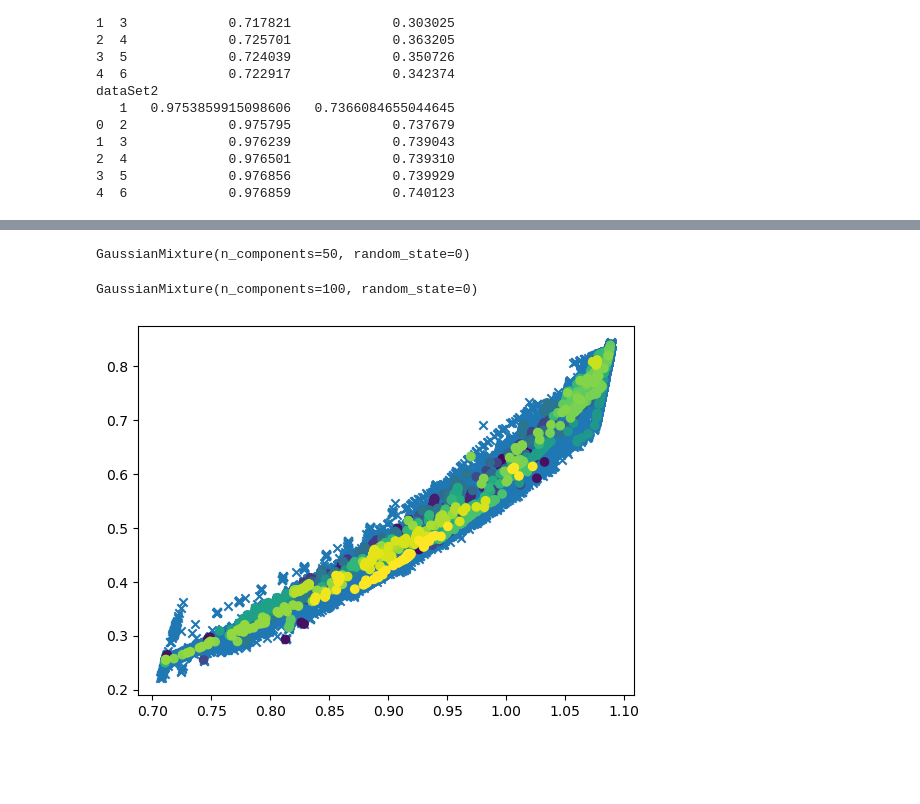
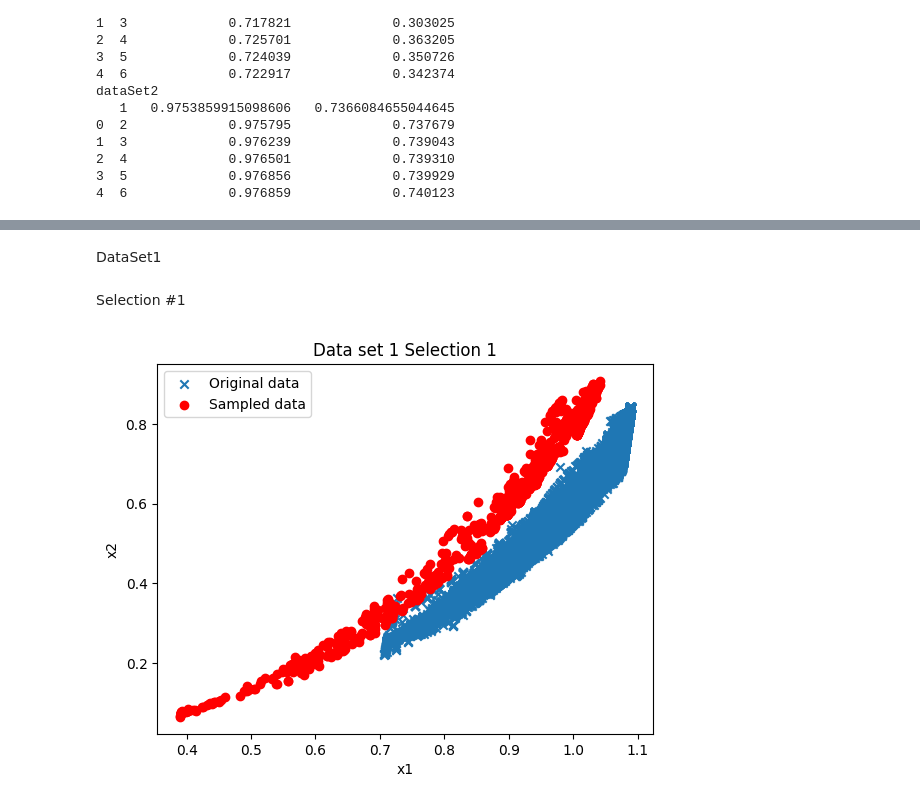
Before and after one commit to emoskedy/TAMU-Datathon-2024, a Jupyter notebook: bakerhughes.ipynb, the cells around one changed output, grey strips where cells are left out. Cells and saved outputs as stored; diff of their text form; code cells hidden in the pictures; blank space fills up the shorter version.

Commit message:
made a function wrapper to switch the selection method

```diff
--- a/bakerhughes.ipynb
+++ b/bakerhughes.ipynb
@@ -58,7 +55,0 @@ sampleT.head()
-# %%
-from sklearn.mixture import GaussianMixture
-
-gmm = GaussianMixture(n_components=50, covariance_type='full', random_state=0)
-gmm.fit(dataSet1)
-# %% [output]
-GaussianMixture(n_components=50, random_state=0)
@@ -67,5 +55,0 @@ dataSet1['Cluster'] = gmm.predict(dataSet1)
-# %%
-gmm2 = GaussianMixture(n_components=100, covariance_type='full', random_state=0)
-gmm2.fit(dataSet1)
-# %% [output]
-GaussianMixture(n_components=100, random_state=0)
@@ -79,8 +56,51 @@ sampled_df = dataSet1.groupby('Cluster').apply(lambda x: x.sample(sample_size_pe
+# %%
+from sklearn.mixture import GaussianMixture
+
+def select_sample(dataset, selection, numclusters):
+    if selection != 2 and selection != 1:
+        return "Invalid Selection Method"
+
+    gmm = GaussianMixture(n_components=numclusters, covariance_type='full', random_state=0)
+    gmm.fit(dataset)
+
+    dataset['Cluster'] = gmm.predict(dataset)
+
+    total_sample_size = 2500
+    num_clusters = dataset['Cluster'].nunique()
+    sample_size_per_cluster = total_sample_size // num_clusters
+
+    if selection == 1:
+        # Sample equally from each cluster
+        sample = dataset.groupby('Cluster').apply(lambda x: x.sample(sample_size_per_cluster)).reset_index(drop=True)
+    elif selection == 2:
+        cluster_sizes = dataset['Cluster'].value_counts()
+        total_size = len(dataset)
+
+        # Calculate how many samples to take from each cluster based on its proportion
+        proportional_sample_sizes = np.ceil((cluster_sizes / total_size * total_sample_size)).astype(int)
+
+        # Sample proportionately from each cluster
+        sample = dataset.groupby('Cluster').apply(
+            lambda x: x.sample(n=proportional_sample_sizes[x.name], random_state=42)
+        ).reset_index(drop=True)
+        sample = sample.sample(n=total_sample_size)
+
+    return sample
+
+sample_sel1 = select_sample(dataSet2, 1, 50)
+sample_sel2 = select_sample(dataSet2, 2, 50)
+# %% [markdown]
+DataSet1
+# %% [markdown]
+Selection #1
 # %%
 import matplotlib.pyplot as plt
-plt.scatter(dataSet1.iloc[:,1],dataSet1.iloc[:,2],marker='x')
-plt.scatter(sampled_df.iloc[:, 1], sampled_df.iloc[:, 2], c=sampled_df['Cluster'], marker='o')
-#plt.scatter(sampled_df.iloc[:, 1], sampled_df.iloc[:, 2], c=sampled_df['Cluster'], marker='o')
+plt.scatter(dataSet1.iloc[:,1],dataSet1.iloc[:,2], label="Original data", marker='x')
+plt.scatter(sample_sel1.iloc[:, 1], sample_sel1.iloc[:, 2], label="Sampled data", color='red', marker='o')
+plt.xlabel("x1")
+plt.ylabel("x2")
+plt.title("Data set 1 Selection 1")
+plt.legend()
 plt.show()
 # %% [output]
-[figure, old version]
+[figure, new version]
```
Also changed, not shown: parts of 18 cells of this notebook.
